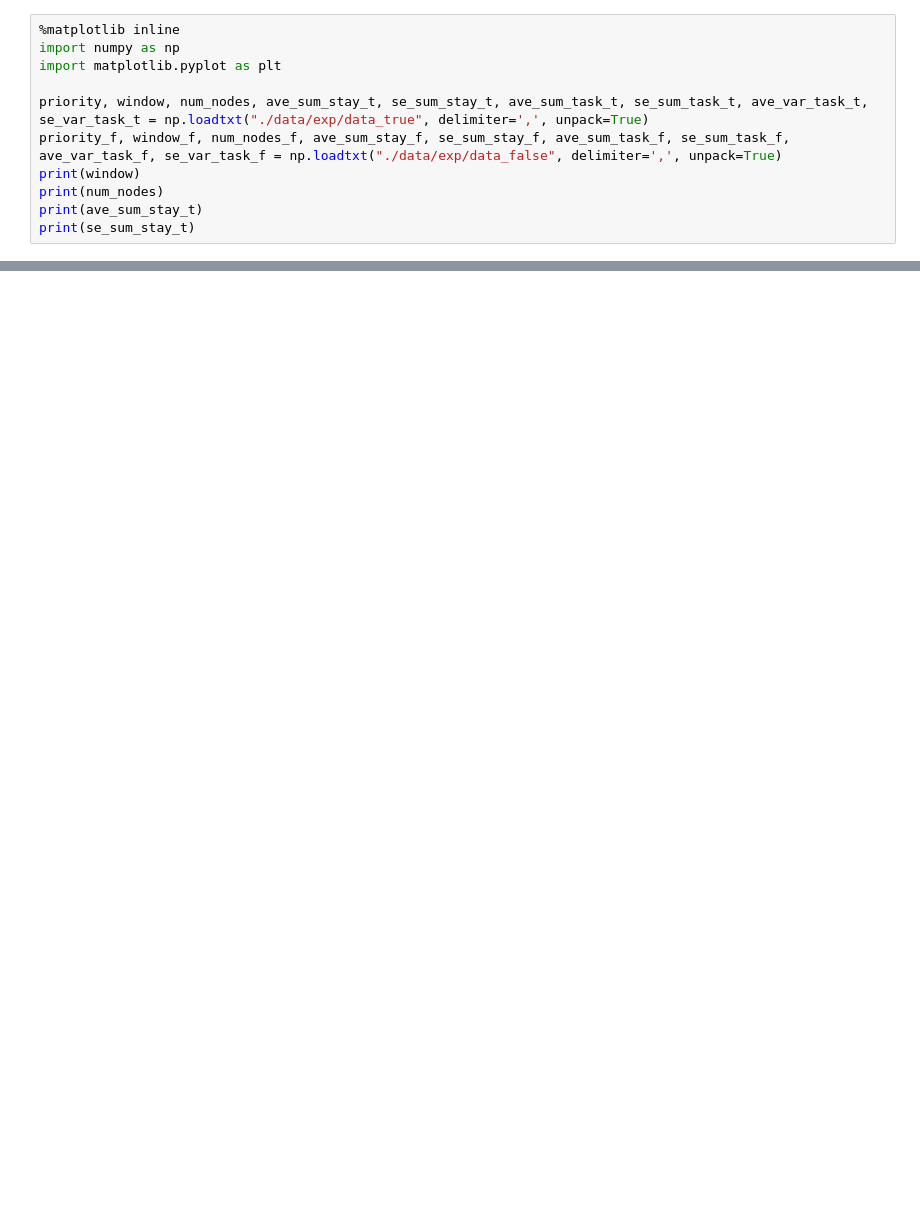
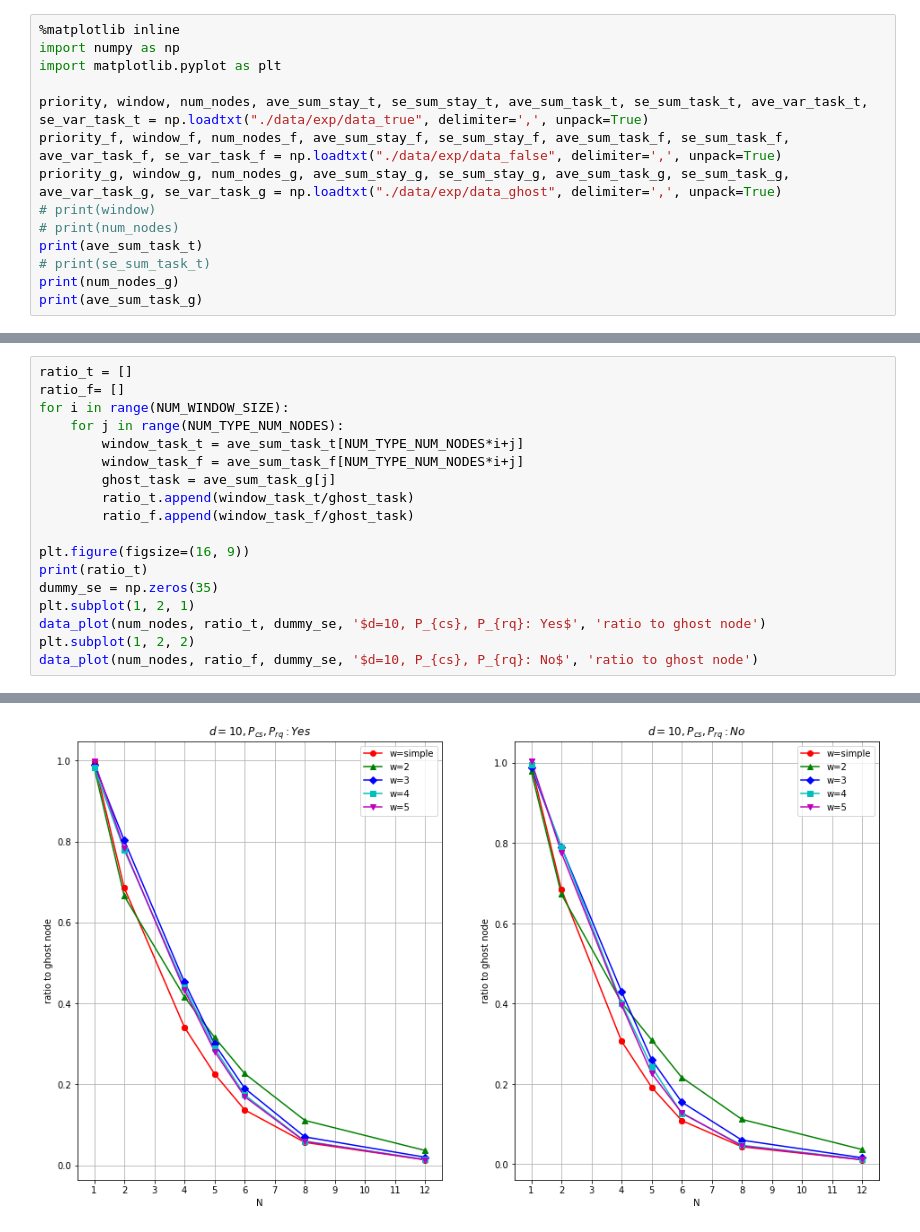
Before and after one commit to shoooooman/pad-data, a Jupyter notebook: data_plot.ipynb, the cells around one changed output, grey strips where cells are left out. Cells and saved outputs as stored; diff of their text form; blank space fills up the shorter version.

Commit message:
add data

```diff
--- a/data_plot.ipynb
+++ b/data_plot.ipynb
@@ -5,8 +5,11 @@ import matplotlib.pyplot as plt
 
 priority, window, num_nodes, ave_sum_stay_t, se_sum_stay_t, ave_sum_task_t, se_sum_task_t, ave_var_task_t, se_var_task_t = np.loadtxt("./data/exp/data_true", delimiter=',', unpack=True)
 priority_f, window_f, num_nodes_f, ave_sum_stay_f, se_sum_stay_f, ave_sum_task_f, se_sum_task_f, ave_var_task_f, se_var_task_f = np.loadtxt("./data/exp/data_false", delimiter=',', unpack=True)
-print(window)
-print(num_nodes)
-print(ave_sum_stay_t)
-print(se_sum_stay_t)
+priority_g, window_g, num_nodes_g, ave_sum_stay_g, se_sum_stay_g, ave_sum_task_g, se_sum_task_g, ave_var_task_g, se_var_task_g = np.loadtxt("./data/exp/data_ghost", delimiter=',', unpack=True)
+# print(window)
+# print(num_nodes)
+print(ave_sum_task_t)
+# print(se_sum_task_t)
+print(num_nodes_g)
+print(ave_sum_task_g)
 # %% [output]
@@ -80,0 +73,19 @@ plt.tight_layout()
+# %%
+ratio_t = []
+ratio_f= []
+for i in range(NUM_WINDOW_SIZE):
+    for j in range(NUM_TYPE_NUM_NODES):
+        window_task_t = ave_sum_task_t[NUM_TYPE_NUM_NODES*i+j]
+        window_task_f = ave_sum_task_f[NUM_TYPE_NUM_NODES*i+j]
+        ghost_task = ave_sum_task_g[j]
+        ratio_t.append(window_task_t/ghost_task)
+        ratio_f.append(window_task_f/ghost_task)
+
+plt.figure(figsize=(16, 9))
+print(ratio_t)
+dummy_se = np.zeros(35)
+plt.subplot(1, 2, 1)
+data_plot(num_nodes, ratio_t, dummy_se, '$d=10, P_{cs}, P_{rq}: Yes$', 'ratio to ghost node')
+plt.subplot(1, 2, 2)
+data_plot(num_nodes, ratio_f, dummy_se, '$d=10, P_{cs}, P_{rq}: No$', 'ratio to ghost node')
+# %% [output]
@@ -80,0 +93 @@ plt.tight_layout()
+[figure, added]
```
Also changed, not shown: parts of 4 cells of this notebook, 7 other files.
